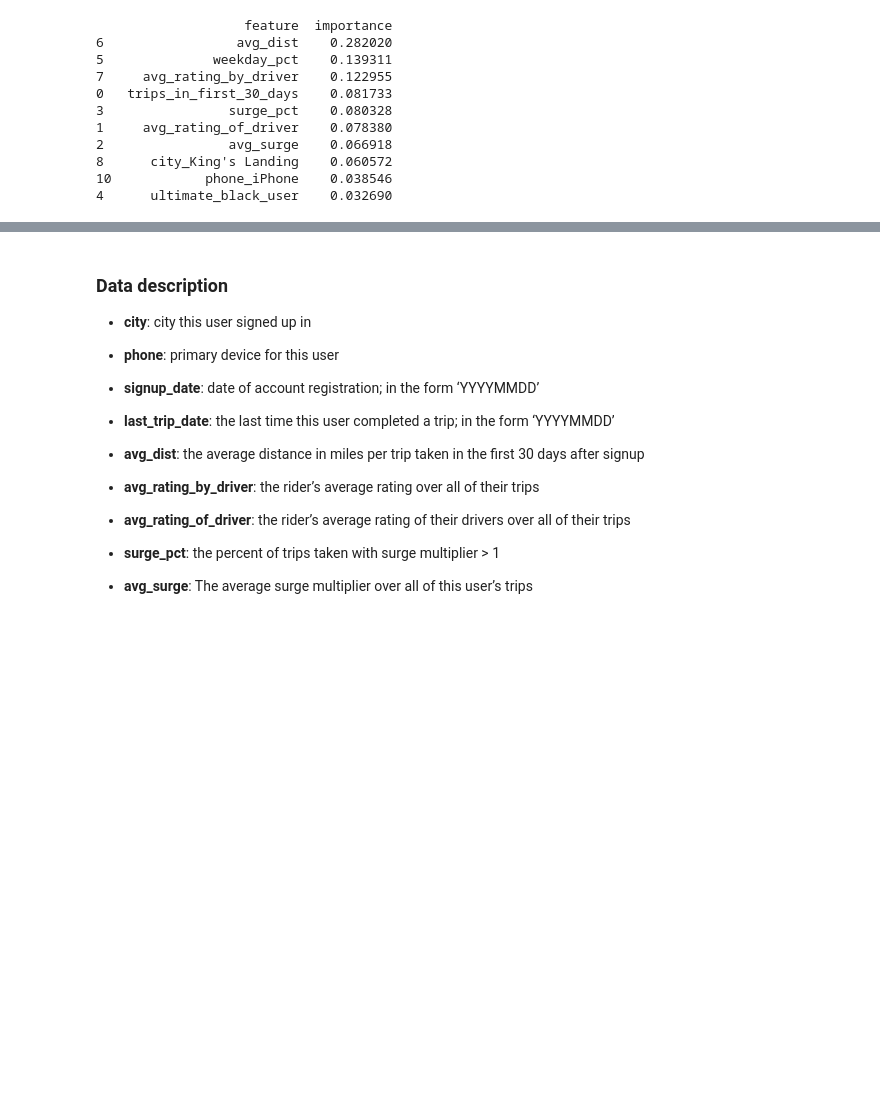
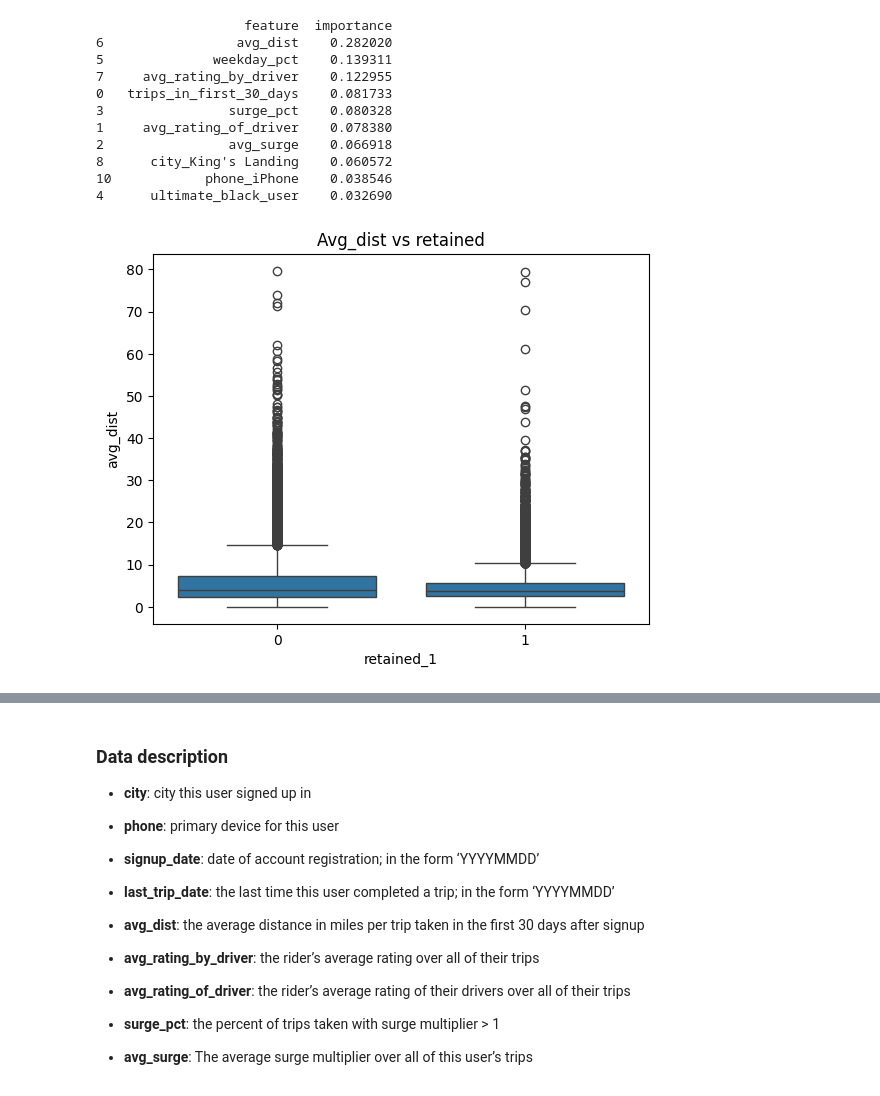
Before and after one commit to geojenk/SpringboardChallenges, a Jupyter notebook: ultimate_challenge/ultimate_challenge_submission.ipynb, the cells around one changed output, grey strips where cells are left out. Saved outputs shown, nothing was run; the diff lists cells and outputs as text; code cells hidden in the pictures; blank space fills up the shorter version.

Commit message:
finish ultimate challenge

```diff
--- a/ultimate_challenge/ultimate_challenge_submission.ipynb
+++ b/ultimate_challenge/ultimate_challenge_submission.ipynb
@@ -492,3 +492,10 @@ print(importance_df.head(10))  # Top 10 features
 8      city_King's Landing    0.060572
 10            phone_iPhone    0.038546
 4      ultimate_black_user    0.032690
+# %%
+# Plot avg_dist vs target
+sns.boxplot(x='retained_1', y='avg_dist', data=ultimate_data)
+plt.title("Avg_dist vs retained")
+plt.show()
+# %% [output]
+[figure, added]
```
Also changed, not shown: parts of 3 cells of this notebook.
